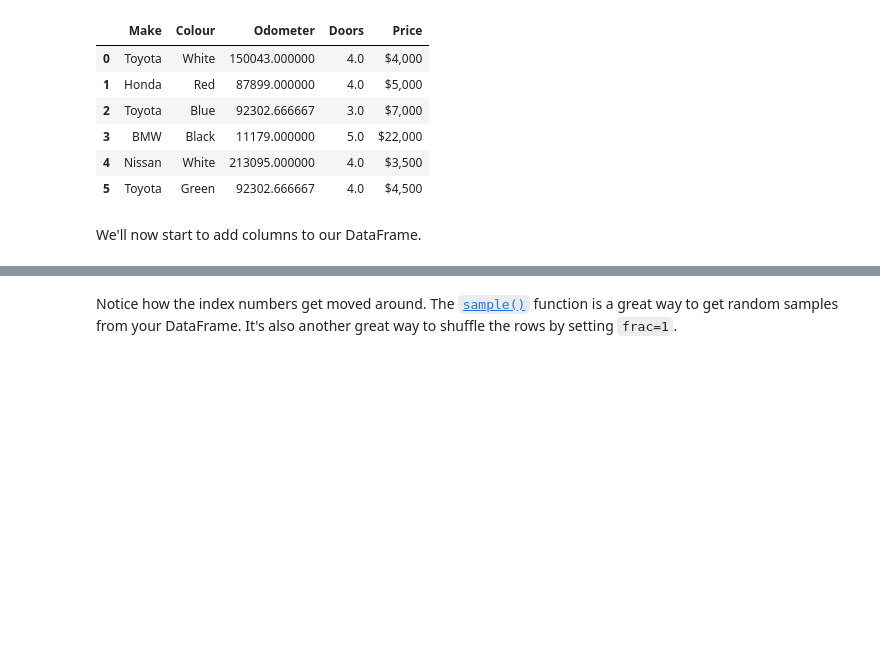
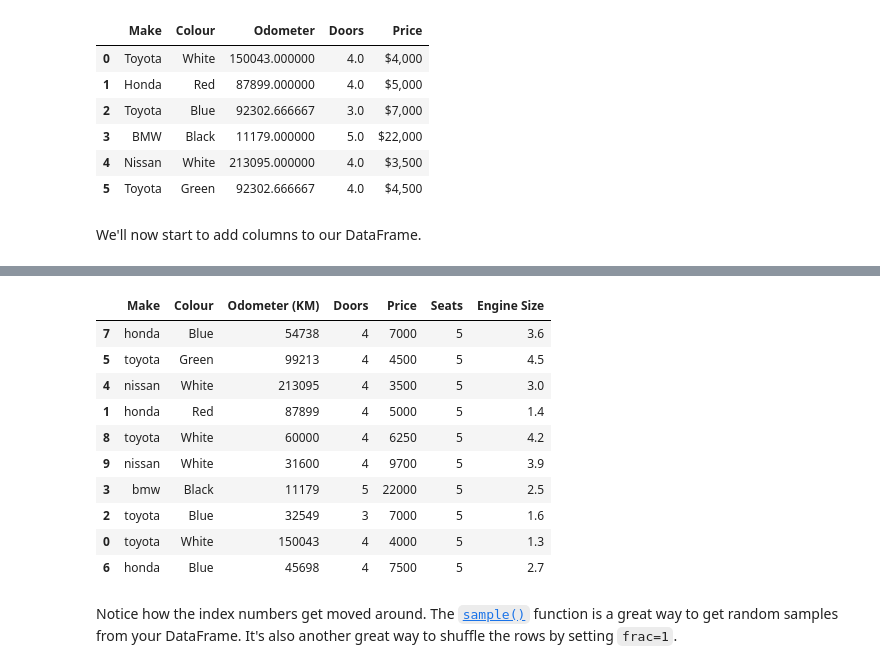
Before and after one commit to Insidiae/ztm-machine-learning, a Jupyter notebook: 1_pandas_data_analysis/pandas-exercises.ipynb, the cells around one changed output, grey strips where cells are left out. Saved outputs shown, nothing was run; the diff lists cells and outputs as text; code cells hidden in the pictures; blank space fills up the shorter version.

```diff
--- a/1_pandas_data_analysis/pandas-exercises.ipynb
+++ b/1_pandas_data_analysis/pandas-exercises.ipynb
@@ -384,7 +449,20 @@ car_sales.drop("Price per KM", axis=1, inplace=True)
 # %%
 # Shuffle the DataFrame using sample() with the frac parameter set to 1
 # Save the the shuffled DataFrame to a new variable
 car_sales_shuffled = car_sales.sample(frac=1)
+car_sales_shuffled
+# %% [output]
+|  | Make | Colour | Odometer (KM) | Doors | Price | Seats | Engine Size |
+| 7 | honda | Blue | 54738 | 4 | 7000 | 5 | 3.6 |
+| 5 | toyota | Green | 99213 | 4 | 4500 | 5 | 4.5 |
+| 4 | nissan | White | 213095 | 4 | 3500 | 5 | 3.0 |
+| 1 | honda | Red | 87899 | 4 | 5000 | 5 | 1.4 |
+| 8 | toyota | White | 60000 | 4 | 6250 | 5 | 4.2 |
+| 9 | nissan | White | 31600 | 4 | 9700 | 5 | 3.9 |
+| 3 | bmw | Black | 11179 | 5 | 22000 | 5 | 2.5 |
+| 2 | toyota | Blue | 32549 | 3 | 7000 | 5 | 1.6 |
+| 0 | toyota | White | 150043 | 4 | 4000 | 5 | 1.3 |
+| 6 | honda | Blue | 45698 | 4 | 7500 | 5 | 2.7 |
 # %% [markdown]
 Notice how the index numbers get moved around. The [`sample()`](https://pandas.pydata.org/pandas-docs/stable/reference/api/pandas.DataFrame.sample.html) function is a great way to get random samples from your DataFrame. It's also another great way to shuffle the rows by setting `frac=1`.
 # %%
```
Also changed, not shown: parts of 6 cells of this notebook.
